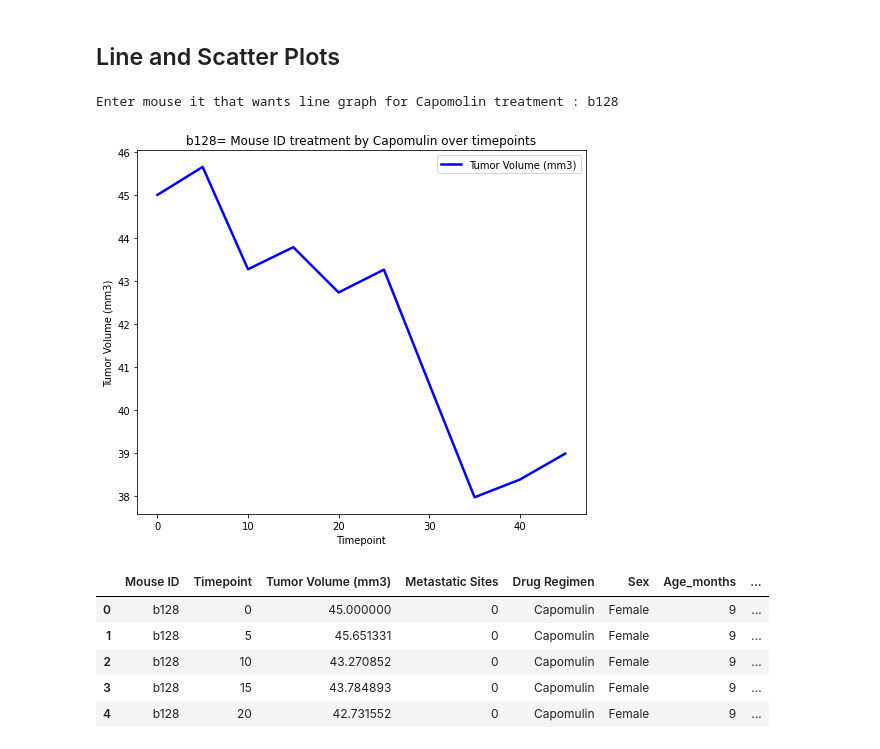
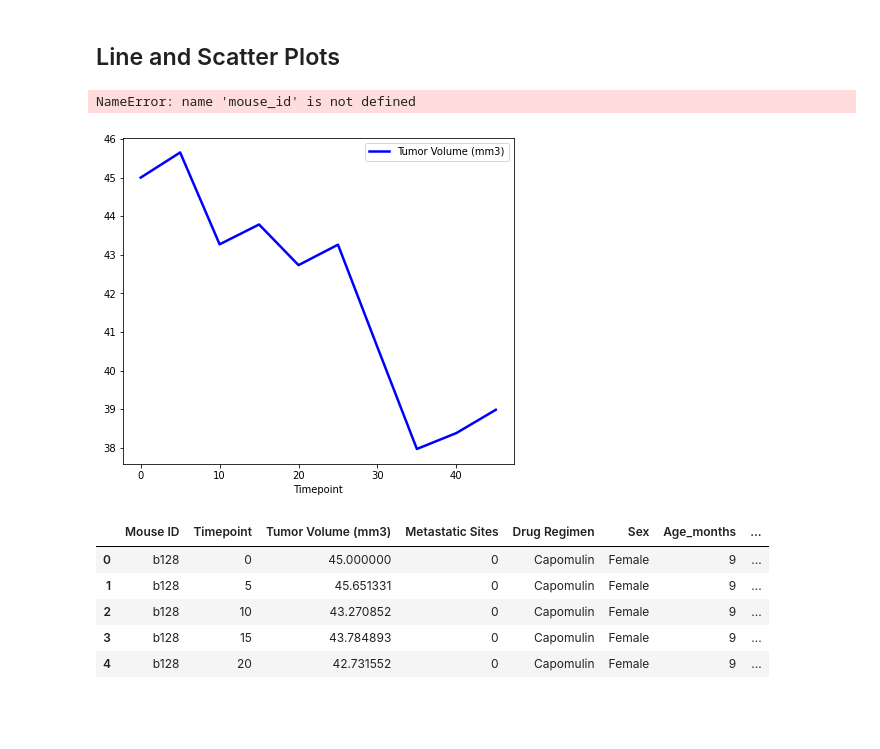
Before and after one commit to NKS8/Matplotlib_challenge, a Jupyter notebook: Pymaceuticals/pymaceuticals_starter.ipynb, the cells around one changed output. Cells and saved outputs as stored; diff of their text form; code cells hidden in the pictures; blank space fills up the shorter version.

```diff
--- a/Pymaceuticals/pymaceuticals_starter.ipynb
+++ b/Pymaceuticals/pymaceuticals_starter.ipynb
@@ -470,21 +250,20 @@ plt.show()
 # %% [markdown]
 ## Line and Scatter Plots
 # %%
-mouse_id = input("Enter mouse it that wants line graph for Capomolin treatment : " )
+# mouse_id = input("Enter mouse it that wants line graph for Capomolin treatment : " )
-# %% [output]
-Enter mouse it that wants line graph for Capomolin treatment : b128
 # %%
 # Generate a line plot of time point versus tumor volume for a mouse treated with Capomuli
 capomulin_df = treatment_regimes_data_extracted[(treatment_regimes_data_extracted['Drug Regimen']== "Capomulin")]
-mouseid_capomulin = capomulin_df[capomulin_df['Mouse ID']==mouse_id][['Timepoint','Tumor Volume (mm3)']].set_index('Timepoint')
+mouseid_capomulin = capomulin_df[capomulin_df['Mouse ID']== 'b128'][['Timepoint','Tumor Volume (mm3)']].set_index('Timepoint')
 
 mouseid_capomulin.plot(figsize=(7,6), linewidth=2.5, color='blue')
 plt.title(mouse_id + "= Mouse ID treatment by Capomulin over timepoints")
 plt.xlabel("Timepoint")
 plt.ylabel("Tumor Volume (mm3)")
 plt.tight_layout()
 # %% [output]
+NameError: name 'mouse_id' is not defined
-[figure, old version]
+[figure, new version]
 # %%
 # Generate a scatter plot of average tumor volume vs. mouse weight
 # for all mice in the Capomulin regimen
```
Also changed, not shown: parts of 33 cells of this notebook.
